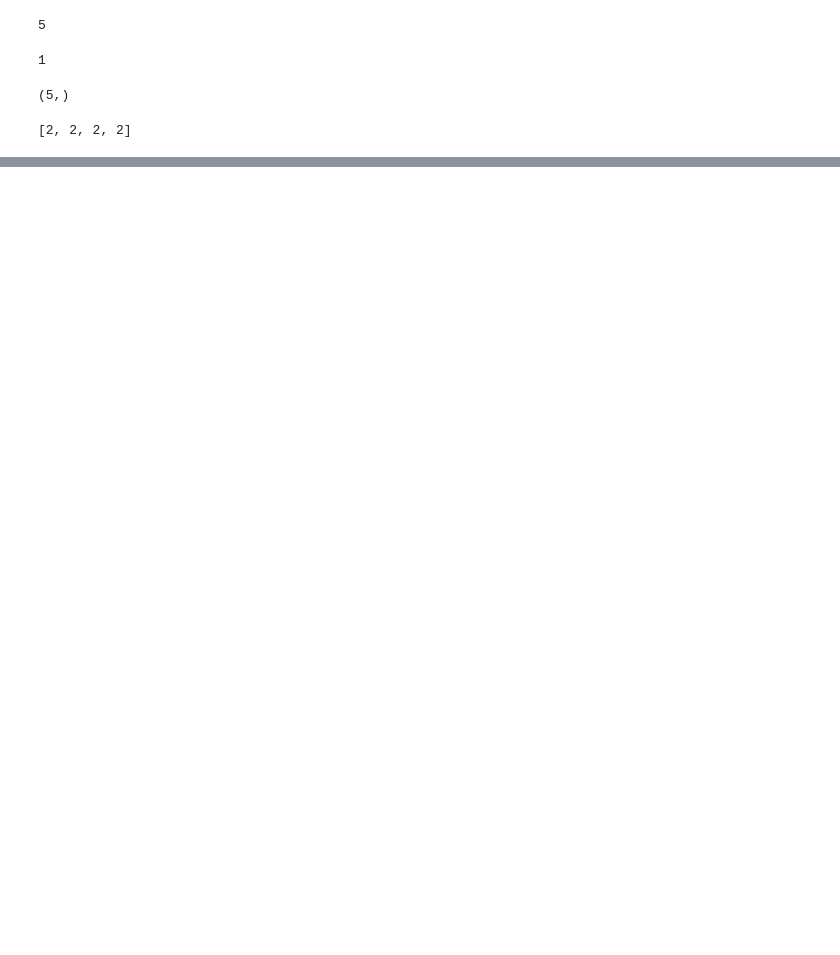
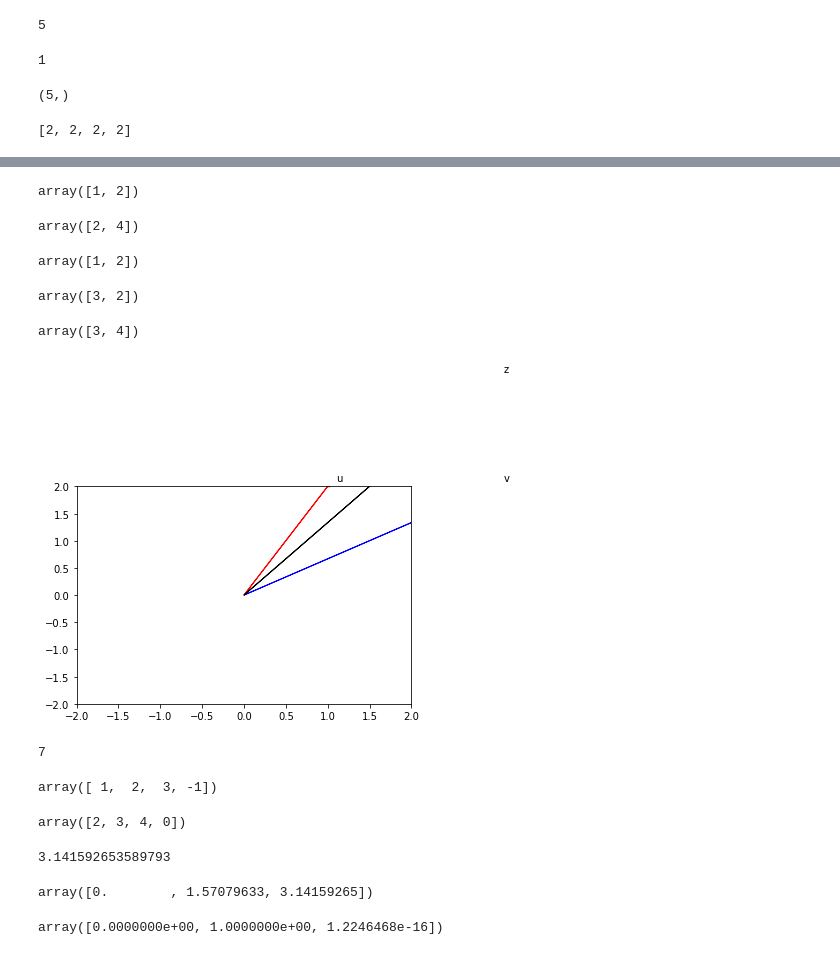
Before and after one commit to erikseyti/Python-For-DataScience-CognitiveClass.ai, a Jupyter notebook: Modulo 5 - Working with Numpy Arrays.ipynb, the cells around one changed output, grey strips where cells are left out. Cells and saved outputs as stored; diff of their text form; code cells hidden in the pictures; blank space fills up the shorter version.

```diff
--- a/Modulo 5 - Working with Numpy Arrays.ipynb
+++ b/Modulo 5 - Working with Numpy Arrays.ipynb
@@ -24,0 +316,78 @@ v
+# %%
+# Create a numpy array
+
+y = np.array([1, 2])
+y
+# %% [output]
+array([1, 2])
+# %%
+# Numpy Array Multiplication
+
+z = 2 * y
+z
+# %% [output]
+array([2, 4])
+# %%
+# Create a numpy array
+
+u = np.array([1, 2])
+u
+# %% [output]
+array([1, 2])
+# %%
+# Create a numpy array
+
+v = np.array([3, 2])
+v
+# %% [output]
+array([3, 2])
+# %%
+# Calculate the production of two numpy arrays
+
+z = u * v
+z
+# %% [output]
+array([3, 4])
+# %%
+Plotvec1(u, z, v)
+# %% [output]
+[figure, added]
+# %%
+# Calculate the dot product
+
+np.dot(u, v)
+# %% [output]
+7
+# %%
+# Create a constant to numpy array
+
+u = np.array([1, 2, 3, -1])
+u
+# %% [output]
+array([ 1,  2,  3, -1])
+# %%
+# Add the constant to array
+
+u + 1
+# %% [output]
+array([2, 3, 4, 0])
+# %%
+# The value of pie
+
+np.pi
+# %% [output]
+3.141592653589793
+# %%
+# Create the numpy array in radians
+
+x = np.array([0, np.pi/2 , np.pi])
+x
+# %% [output]
+array([0.        , 1.57079633, 3.14159265])
+# %%
+# Calculate the sin of each elements
+
+y = np.sin(x)
+y
+# %% [output]
+array([0.0000000e+00, 1.0000000e+00, 1.2246468e-16])
```
Also changed, not shown: parts of 57 cells of this notebook.
